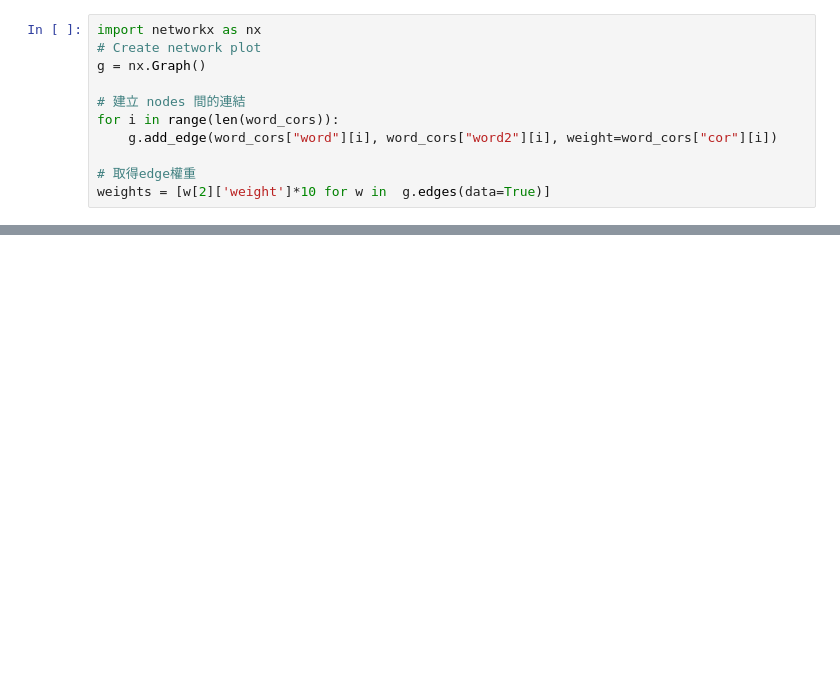
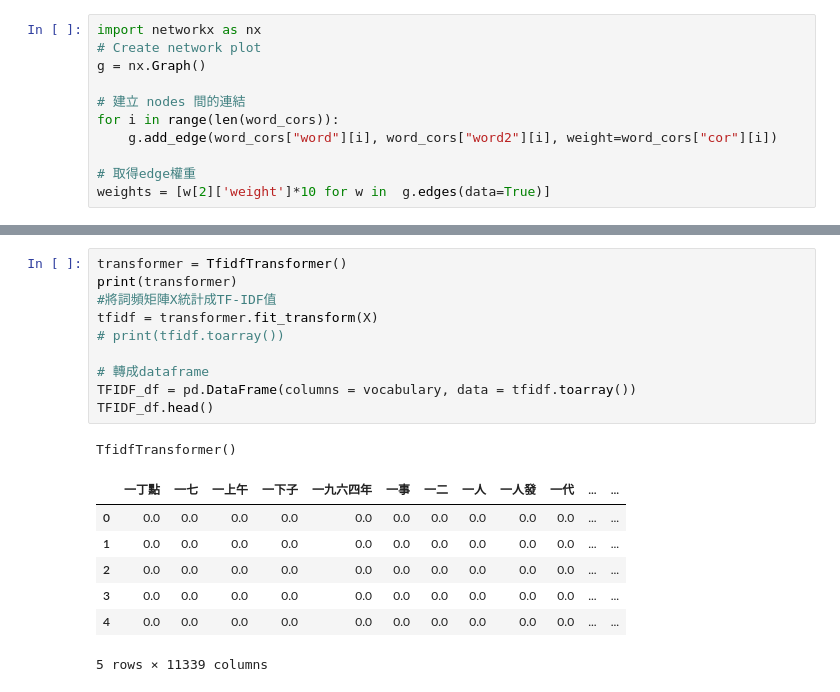
Before and after one commit to Text-Analytics-and-Retrieval/SMA_2021F, a Jupyter notebook: week8/week8_zh.ipynb, the cells around one changed output, grey strips where cells are left out. Cells and saved outputs as stored; diff of their text form; blank space fills up the shorter version.

```diff
--- a/week8/week8_zh.ipynb
+++ b/week8/week8_zh.ipynb
@@ -667,0 +851,19 @@ plt.show()
+# %%
+transformer = TfidfTransformer()
+print(transformer)
+#將詞頻矩陣X統計成TF-IDF值
+tfidf = transformer.fit_transform(X)
+# print(tfidf.toarray())
+
+# 轉成dataframe
+TFIDF_df = pd.DataFrame(columns = vocabulary, data = tfidf.toarray())
+TFIDF_df.head()
+# %% [output]
+TfidfTransformer()
+|  | 一丁點 | 一七 | 一上午 | 一下子 | 一九六四年 | 一事 | 一二 | 一人 | 一人發 | 一代 | ... | ... |
+| 0 | 0.0 | 0.0 | 0.0 | 0.0 | 0.0 | 0.0 | 0.0 | 0.0 | 0.0 | 0.0 | ... | ... |
+| 1 | 0.0 | 0.0 | 0.0 | 0.0 | 0.0 | 0.0 | 0.0 | 0.0 | 0.0 | 0.0 | ... | ... |
+| 2 | 0.0 | 0.0 | 0.0 | 0.0 | 0.0 | 0.0 | 0.0 | 0.0 | 0.0 | 0.0 | ... | ... |
+| 3 | 0.0 | 0.0 | 0.0 | 0.0 | 0.0 | 0.0 | 0.0 | 0.0 | 0.0 | 0.0 | ... | ... |
+| 4 | 0.0 | 0.0 | 0.0 | 0.0 | 0.0 | 0.0 | 0.0 | 0.0 | 0.0 | 0.0 | ... | ... |
+5 rows × 11339 columns
```
Also changed, not shown: parts of 59 cells of this notebook, 2 other files.
